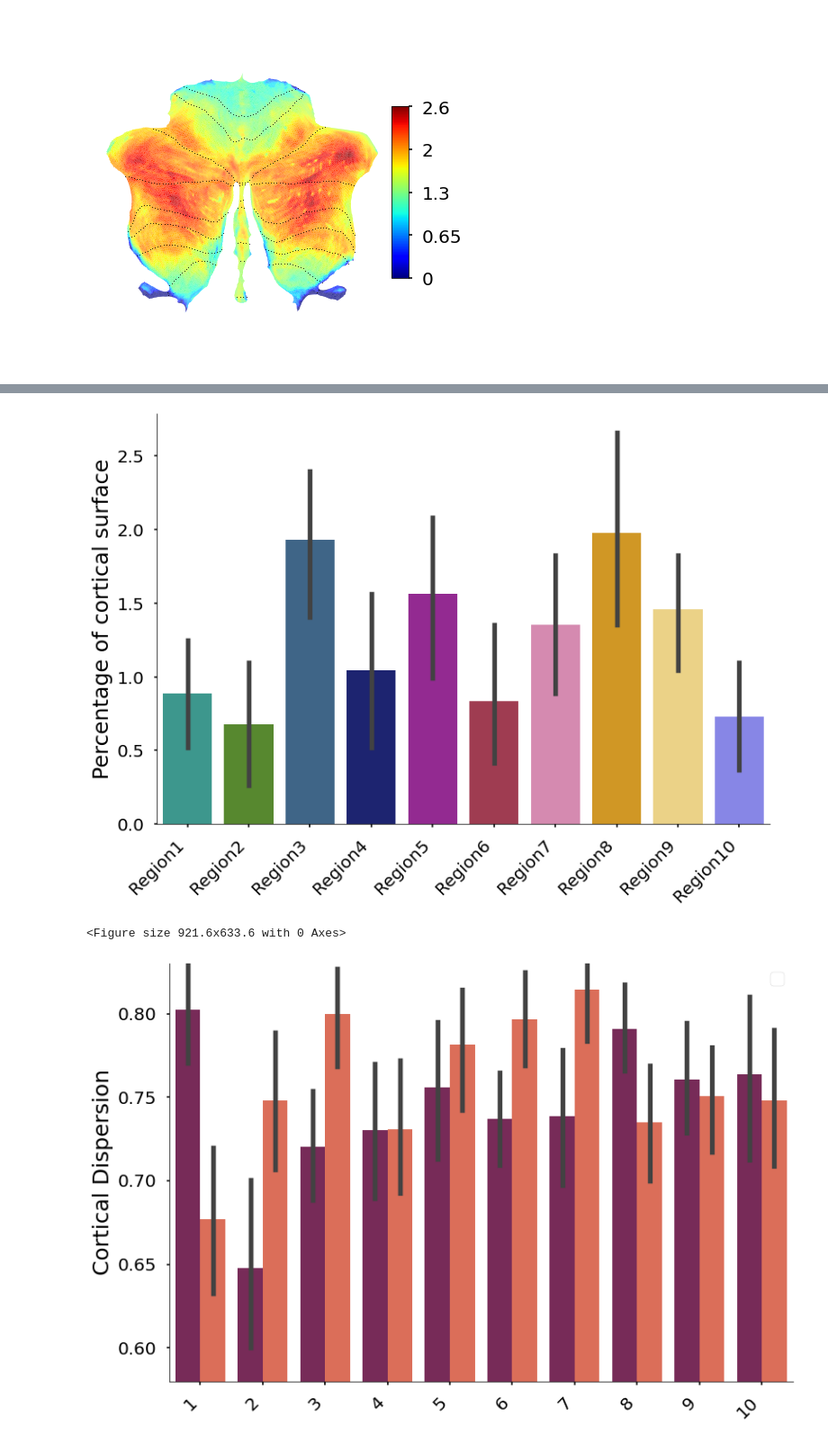
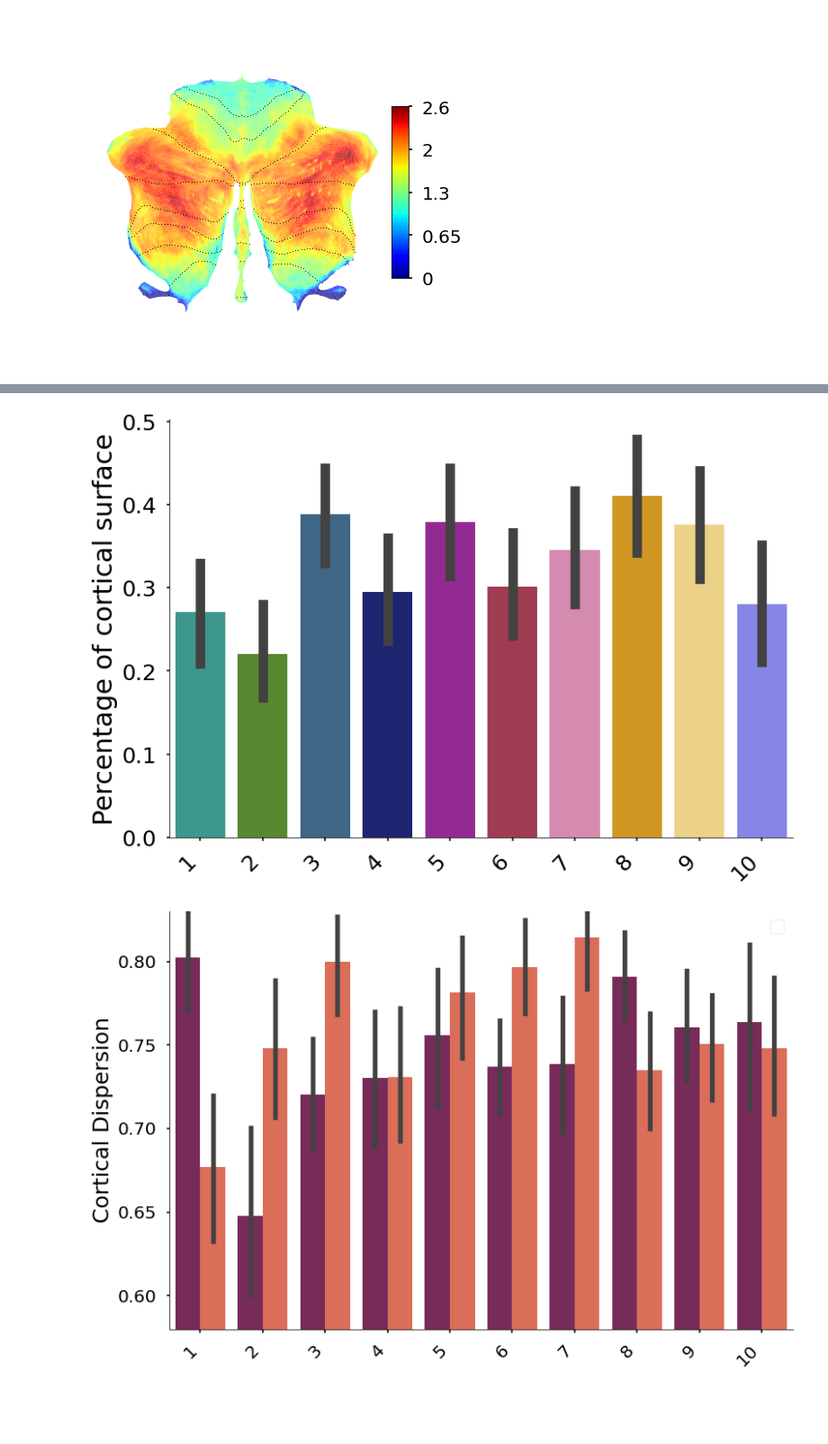
Before and after one commit to maedbhk/cerebellum_connectivity, a Jupyter notebook: notebooks/3.1-mk-models.ipynb, the cells around one changed output, grey strips where cells are left out. Shown at 90% size. Saved outputs shown, nothing was run; the diff lists cells and outputs as text; code cells hidden in the pictures; blank space fills up the shorter version.

```diff
--- a/notebooks/3.1-mk-models.ipynb
+++ b/notebooks/3.1-mk-models.ipynb
@@ -252,15 +263,14 @@ FileNotFoundError: No such file or no access: '/Users/maedbhking/Documents/cereb
 # %%
 # plot surfaces
 
 ax = vis.plot_surfaces(x='reg_names',
                   hue=None,
-                  cortex='tessels0042',
+                  cortex='tessels0362',
                   method='lasso',
                   regions=None);
-plt.savefig(os.path.join(dirs.figure, 'cortical_surfaces_all.png'), pad_inches=0.1, bbox_inches='tight')
+# plt.savefig(os.path.join(dirs.figure, 'cortical_surfaces_all.png'), pad_inches=0.1, bbox_inches='tight')
 # %% [output]
-[figure, old version]
+[figure, new version]
-<Figure size 921.6x633.6 with 0 Axes>
 # %%
 # plot dispersion
 
```
Also changed, not shown: parts of 1 cell of this notebook, 4 other files.
